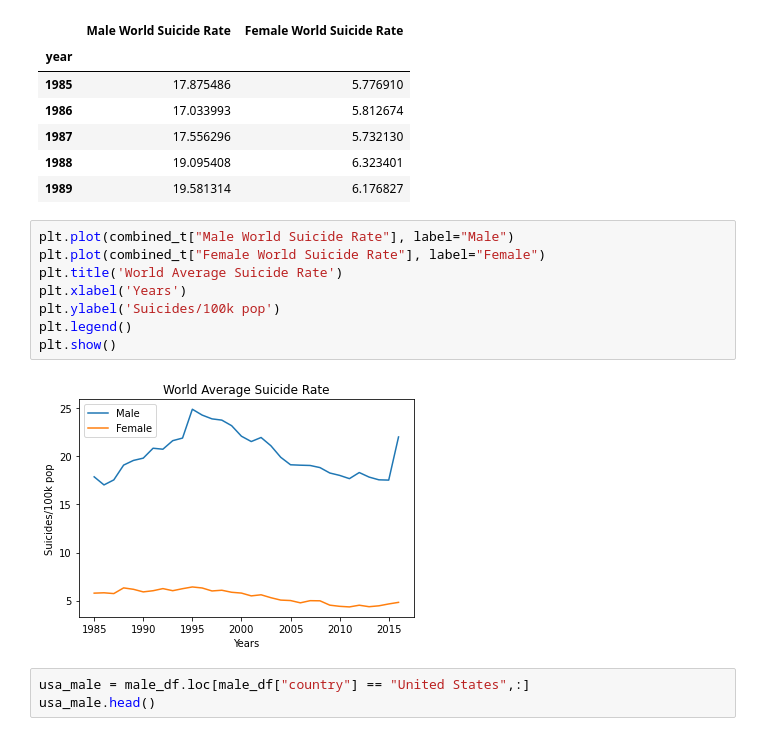
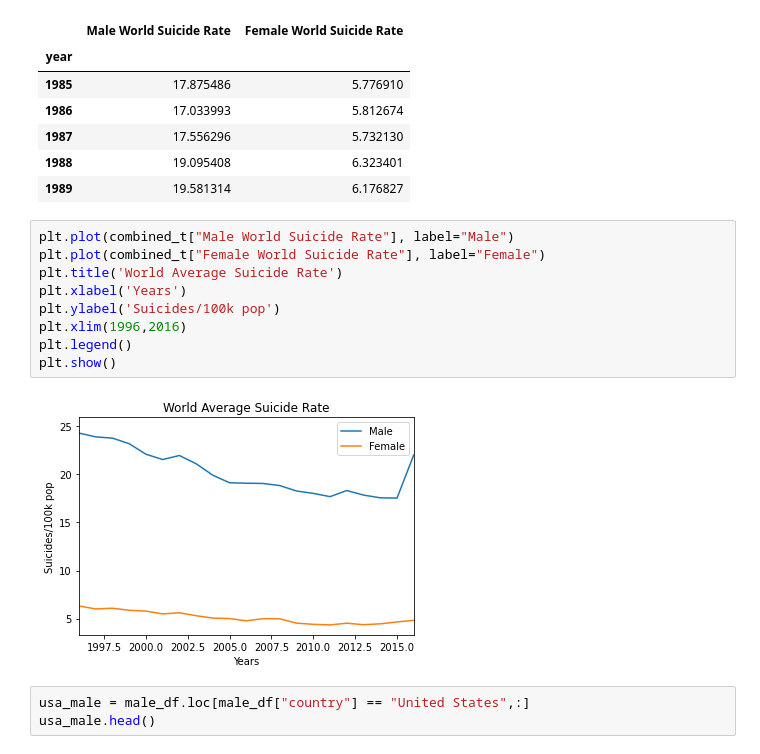
Before and after one commit to ludmilagd/SocialMediaUsageImpact, a Jupyter notebook: SuicideRatebyGender.ipynb, the cells around one changed output. Drawn from its saved outputs; the diff is of its cells as text.

```diff
--- a/SuicideRatebyGender.ipynb
+++ b/SuicideRatebyGender.ipynb
@@ -88,13 +88,14 @@ combined_t.head()
 # %%
 plt.plot(combined_t["Male World Suicide Rate"], label="Male")
 plt.plot(combined_t["Female World Suicide Rate"], label="Female")
 plt.title('World Average Suicide Rate')
 plt.xlabel('Years')
 plt.ylabel('Suicides/100k pop')
+plt.xlim(1996,2016)
 plt.legend()
 plt.show()
 # %% [output]
-[figure, old version]
+[figure, new version]
 # %%
 usa_male = male_df.loc[male_df["country"] == "United States",:]
 usa_male.head()
```
Also changed, not shown: parts of 4 cells of this notebook.
